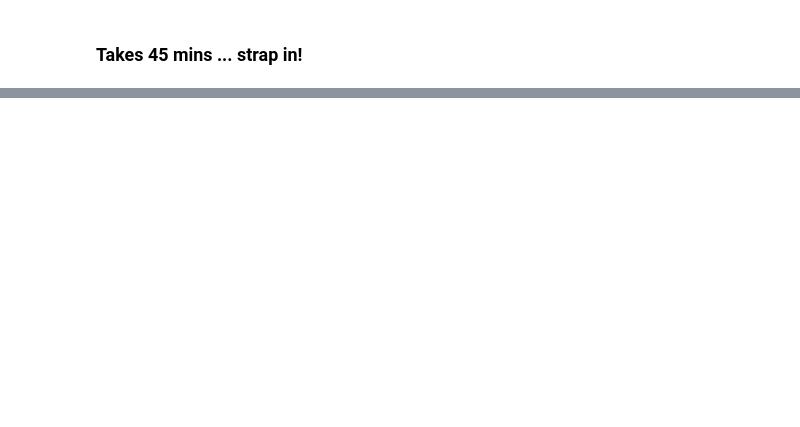
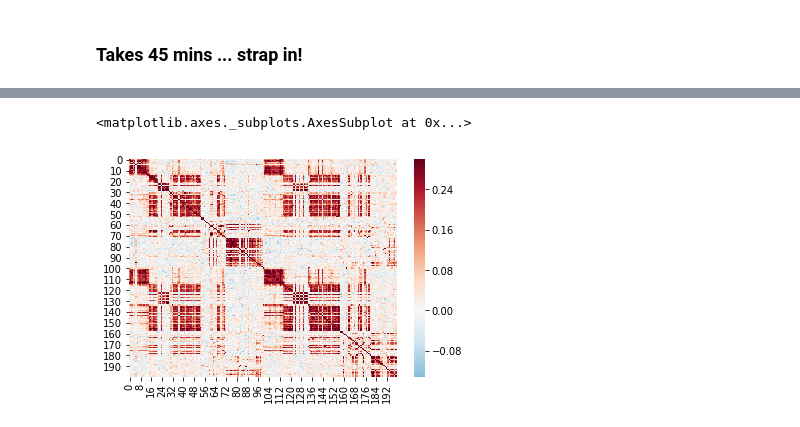
Before and after one commit to Shreyder93/whobpyt, a Jupyter notebook: scratch/WhoBPyT_isolated_Ntwx_all_subs.ipynb, the cells around one changed output, grey strips where cells are left out. Drawn from its saved outputs; the diff is of its cells as text; code cells hidden in the pictures; blank space fills up the shorter version.

```diff
--- a/scratch/WhoBPyT_isolated_Ntwx_all_subs.ipynb
+++ b/scratch/WhoBPyT_isolated_Ntwx_all_subs.ipynb
@@ -174,0 +213,5 @@ Wall time: 42min 27s
+# %%
+sns.heatmap(all_subs_og_whobpyt[4], cmap='RdBu_r',center=0,vmax=0.3)
+# %% [output]
+<matplotlib.axes._subplots.AxesSubplot at 0x...>
+[figure, added]
```
Also changed, not shown: parts of 50 cells of this notebook.
